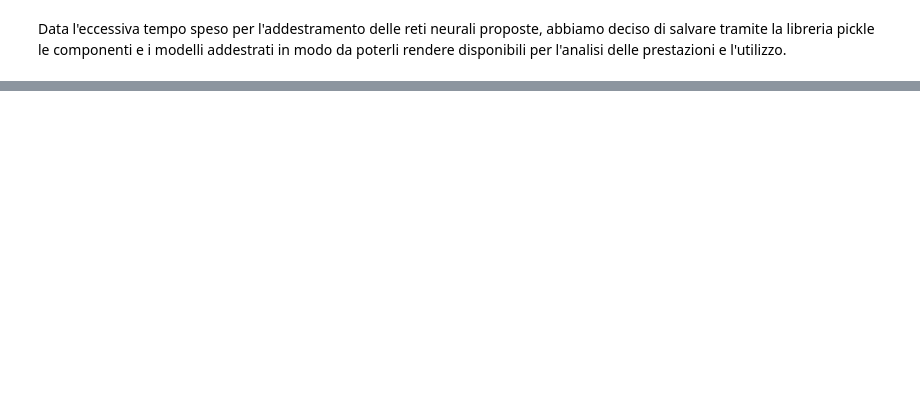
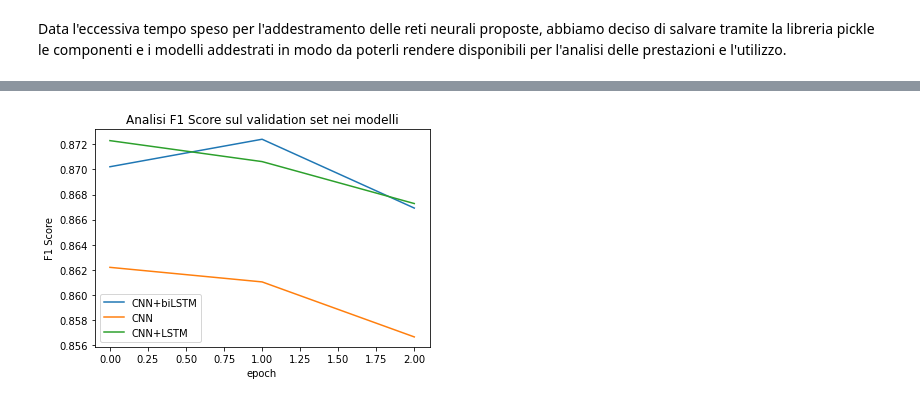
Before and after one commit to kode-git/sentiment-analysis-yelp, a Jupyter notebook: yelp_review_classification_nlp.ipynb, the cells around one changed output, grey strips where cells are left out. Cells and saved outputs as stored; diff of their text form; code cells hidden in the pictures; blank space fills up the shorter version.

```diff
--- a/yelp_review_classification_nlp.ipynb
+++ b/yelp_review_classification_nlp.ipynb
@@ -592,24 +846,12 @@ plt.show()
 # %%
-results_cnn.history
-
-# grafico di paragone per i valori del F1-Score in training
-plt.plot(results_bid.history['F1_score_train'])
-plt.plot(results_cnn.history['F1_score_train'])
-plt.plot(results_lstm.history['F1_score_train'])
-plt.plot(results_bid_lstm.history['F1_score_train'])
-plt.title('Analisi F1 Score sul training set dei modelli')
-plt.ylabel('F1 Score')
-plt.xlabel('epoch')
-plt.legend(['biLSTM', 'CNN', 'LSTM', 'biLSTM+LSTM'], loc='best')
-plt.show()
-
 # grafico di paragone per i valori del F1-Score in validation
 plt.plot(results_bid.history['F1_score_val'])
 plt.plot(results_cnn.history['F1_score_val'])
 plt.plot(results_lstm.history['F1_score_val'])
-plt.plot(results_bid_lstm.history['F1_score_val'])
 plt.title('Analisi F1 Score sul validation set nei modelli')
 plt.ylabel('F1 Score')
 plt.xlabel('epoch')
-plt.legend(['biLSTM', 'CNN', 'LSTM', 'biLSTM+LSTM'], loc='best')
+plt.legend(['CNN+biLSTM', 'CNN', 'CNN+LSTM'], loc='best')
 plt.show()
+# %% [output]
+[figure, added]
```
Also changed, not shown: parts of 47 cells of this notebook, 6 other files.
